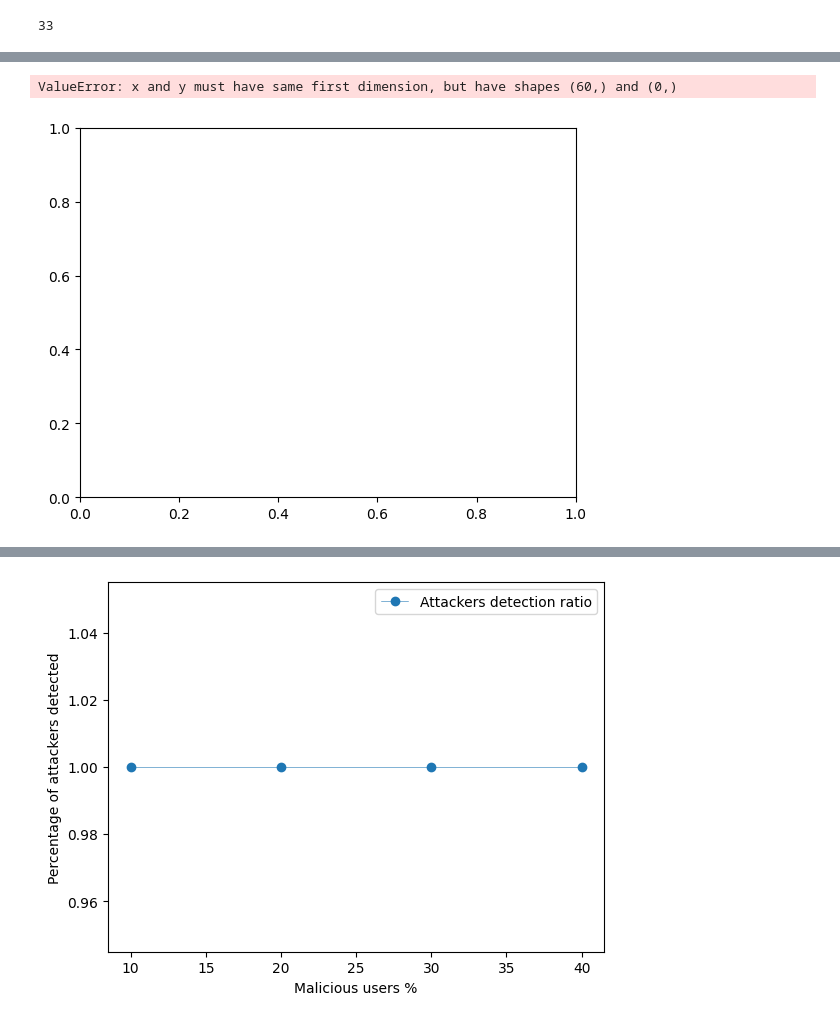
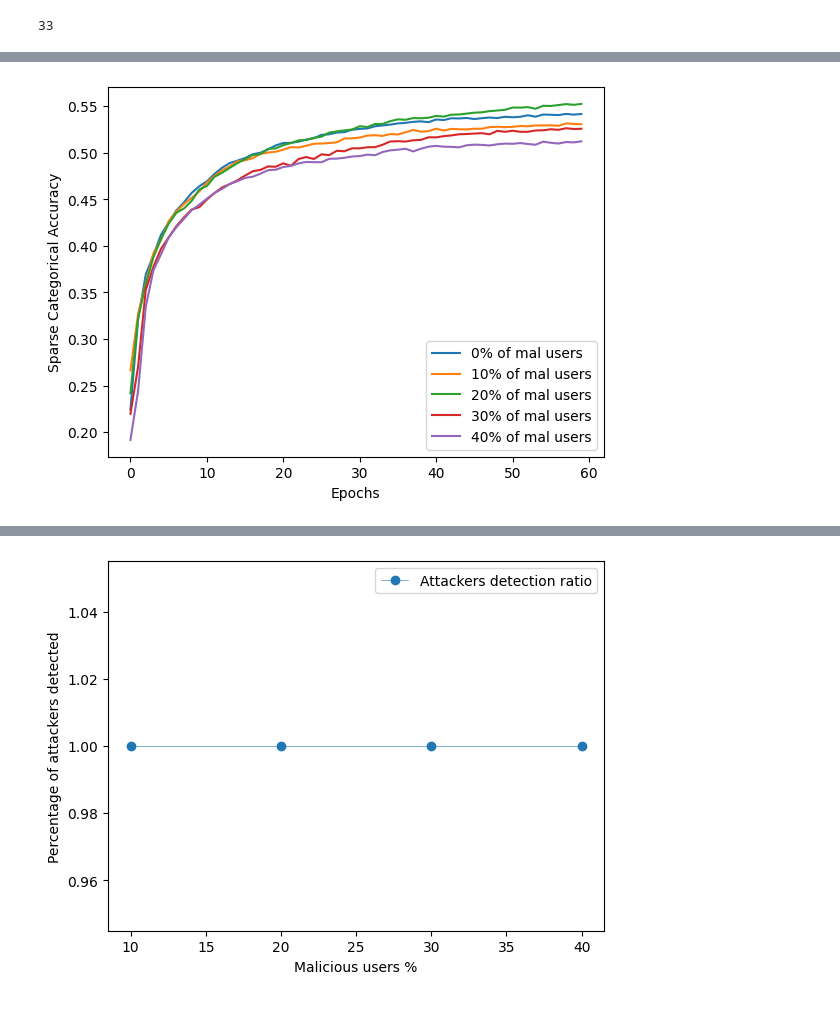
Before and after one commit to nikosgalanis/data-poisoning-defense-fl, a Jupyter notebook: DefenseFederated/src/federated_main.ipynb, the cells around one changed output, grey strips where cells are left out. Drawn from its saved outputs; the diff is of its cells as text; code cells hidden in the pictures.

Commit message:
completed model performance experiments for cifar

```diff
--- a/DefenseFederated/src/federated_main.ipynb
+++ b/DefenseFederated/src/federated_main.ipynb
@@ -357,14 +357,14 @@ attackers_f1_total = []
 attack = [1]
 recalls = []
 
-mal = [10, 20, 30, 40]
+mal = [0, 10, 20, 30, 40]
 
 for att in attack:
     last_epoch_recall = []
 
     for mal_usr_percentage in mal:
 
-        train_dataset, _, user_groups, attackers = get_dataset(mal_usr_percentage / 100, target_hon, target_mal, n_total_clients, dataset)
+        train_dataset, _, user_groups, attackers = get_dataset(mal_usr_percentage / 100, target_hon, target_mal, n_total_clients, n_train_clients, dataset)
 
         checkpoint = torch.load('cifar.pth')
         global_model = checkpoint['model']
@@ -415,9 +415,10 @@ for att in attack:
                 if mal_usr_percentage > 0 and att == 1:
                     attack_ratio += (count / ((mal_usr_percentage / 100) * n_train_clients))
 
-                    attackers_accuracy = calculate_accuracy(attackers_found, attackers, selected_users)
-                    attackers_recall = calculate_f1_score(attackers_found, attackers)
 
+                    # epoch_attackers  = list(set(attackers) & set(selected_users))
+                    attackers_accuracy.append(calculate_accuracy(attackers_found, attackers, selected_users))
+                    attackers_f1.append(calculate_f1_score(attackers_found, attackers))
 
             elif att == 0:
                 selected_users = clients[epoch]
@@ -461,15 +462,15 @@ for att in attack:
             train_accuracy.append(train_acc)
             train_recall.append(train_rec)
 
-            # # Test inference after each epoch
-            # test_acc, test_ls, test_rec = test_inference(global_model, test_dataset)
+            # Test inference after each epoch
+            test_acc, test_ls, test_rec = test_inference(global_model, test_dataset, target_mal)
 
-            # test_accuracy.append(test_acc)
-            # test_loss.append(test_ls)
-            # test_recall.append(test_rec)
+            test_accuracy.append(test_acc)
+            test_loss.append(test_ls)
+            test_recall.append(test_rec)
 
 
-        # last_epoch_recall.append(test_recall[-1])
+        last_epoch_recall.append(test_recall[-1])
 
         if att == 1:
             attack_ratio /= n_train_epochs
@@ -477,19 +478,21 @@ for att in attack:
                 attack_ratio = 1
 
             if mal_usr_percentage > 0:
-                attackers_accuracy_total.append(attackers_accuracy)
-                attackers_f1_total.append(attackers_f1)
+                attackers_accuracy_total.append(sum(attackers_accuracy) / len(attackers_accuracy))
+                attackers_f1_total.append(sum(attackers_f1) / len(attackers_f1))
+                print(attackers_accuracy)
+                print(attackers_f1)
 
-    #         attacker_detection_ratio.append(attack_ratio)
-    #         train_accuracy_total.append(train_accuracy)
-    #         train_loss_total.append(train_loss)
-    #         train_recall_total.append(train_recall)
+            attacker_detection_ratio.append(attack_ratio)
+            train_accuracy_total.append(train_accuracy)
+            train_loss_total.append(train_loss)
+            train_recall_total.append(train_recall)
 
-    #         test_accuracy_total.append(test_accuracy)
-    #         test_loss_total.append(test_loss)
-    #         test_recall_total.append(test_recall)
+            test_accuracy_total.append(test_accuracy)
+            test_loss_total.append(test_loss)
+            test_recall_total.append(test_recall)
 
-    # recalls.append(last_epoch_recall)
+    recalls.append(last_epoch_recall)
 # %% [output]
 Files already downloaded and verified
 Files already downloaded and verified
@@ -514,17 +535,16 @@ print(len(attackers_found))
 # %%
 #plot for only attacking
 plt.figure()
 epochs = [x for x in range(0, n_train_epochs)]
-for cnt, model_acc in enumerate(attackers_f1_total):
+for cnt, model_acc in enumerate(test_accuracy_total):
 
     plt.plot(epochs, model_acc, label = str(mal[cnt]) + "% of mal users")
 plt.xlabel("Epochs")
 plt.ylabel("Sparse Categorical Accuracy")
 plt.legend()
 plt.show()
 # %% [output]
-ValueError: x and y must have same first dimension, but have shapes (60,) and (0,)
-[figure, old version]
+[figure, new version]
 # %%
 plt.figure()
 epochs = [x for x in range(0, n_train_epochs)]
```
Also changed, not shown: parts of 12 cells of this notebook, 9 other files.
